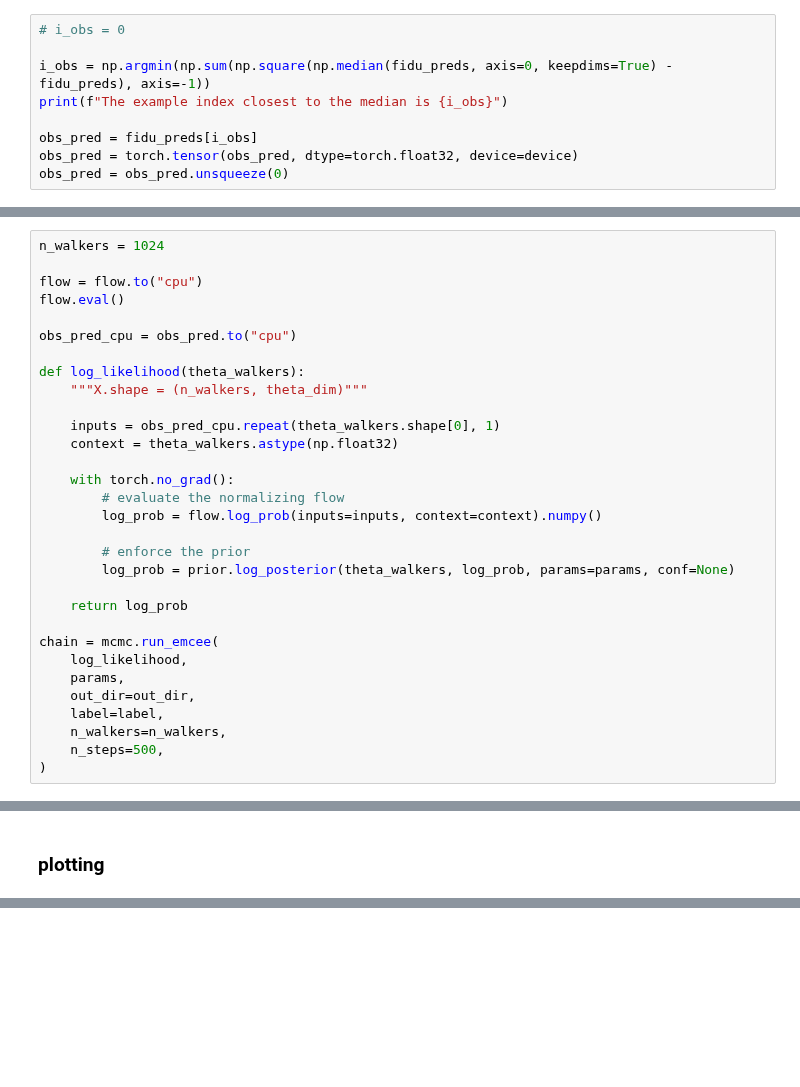
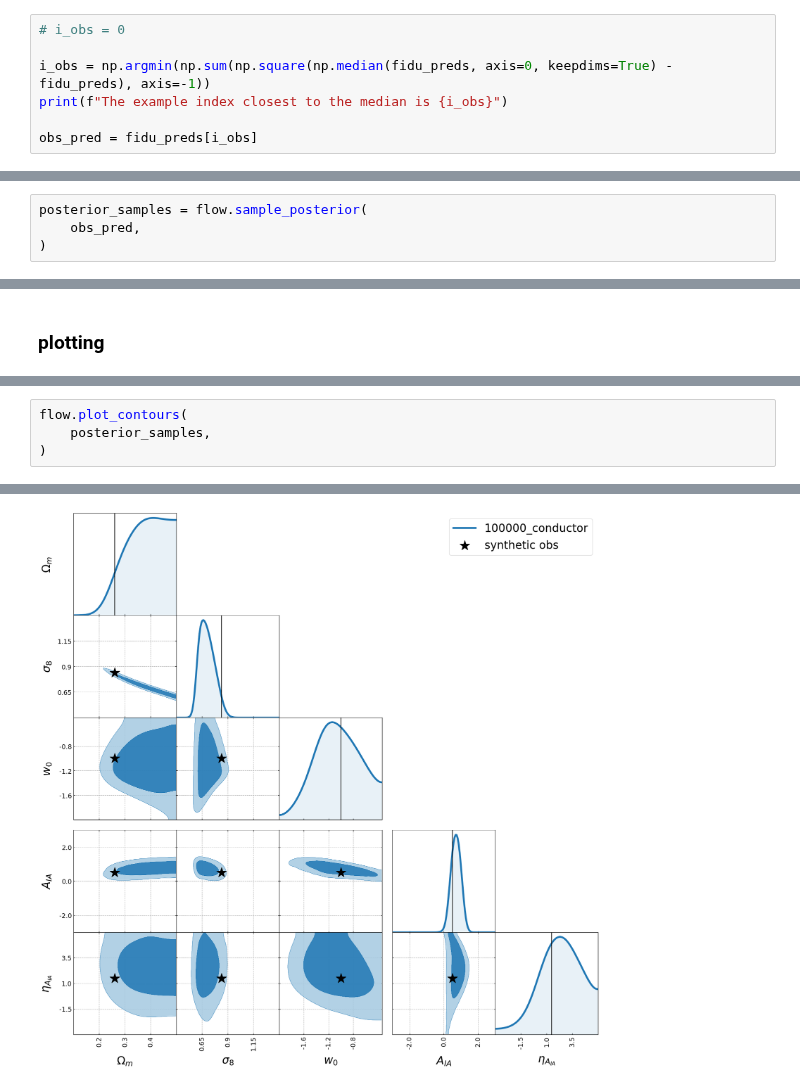
Before and after one commit to des-science/multiprobe-simulation-inference, a Jupyter notebook: notebooks/flow_conductor_network.ipynb, the cells around one changed output, grey strips where cells are left out. Cells and saved outputs as stored; diff of their text form; blank space fills up the shorter version.

```diff
--- a/notebooks/flow_conductor_network.ipynb
+++ b/notebooks/flow_conductor_network.ipynb
@@ -113,8 +95,6 @@ i_obs = np.argmin(np.sum(np.square(np.median(fidu_preds, axis=0, keepdims=True)
 print(f"The example index closest to the median is {i_obs}")
 
 obs_pred = fidu_preds[i_obs]
-obs_pred = torch.tensor(obs_pred, dtype=torch.float32, device=device)
-obs_pred = obs_pred.unsqueeze(0)
 # %% [output]
 The example index closest to the median is 1
 # %% [markdown]
@@ -352,31 +141,0 @@ ax.legend()
-# %%
-n_walkers = 1024
-
-flow = flow.to("cpu")
-flow.eval()
-
-obs_pred_cpu = obs_pred.to("cpu")
-
-def log_likelihood(theta_walkers):
-    """X.shape = (n_walkers, theta_dim)"""
-
-    inputs = obs_pred_cpu.repeat(theta_walkers.shape[0], 1)
-    context = theta_walkers.astype(np.float32)
-
-    with torch.no_grad():
-        # evaluate the normalizing flow
-        log_prob = flow.log_prob(inputs=inputs, context=context).numpy()
-
-        # enforce the prior
-        log_prob = prior.log_posterior(theta_walkers, log_prob, params=params, conf=None)
-
-    return log_prob
-
-chain = mcmc.run_emcee(
-    log_likelihood,
-    params,
-    out_dir=out_dir,
-    label=label,
-    n_walkers=n_walkers,
-    n_steps=500,
-)
@@ -385,0 +142,4 @@ chain = mcmc.run_emcee(
+# %%
+posterior_samples = flow.sample_posterior(
+    obs_pred,
+)
@@ -396,0 +153,5 @@ plotting.plot_chains(
+# %%
+flow.plot_contours(
+    posterior_samples,
+)
+# %% [output]
@@ -396,0 +159 @@ plotting.plot_chains(
+[figure, added]
```
Also changed, not shown: parts of 26 cells of this notebook, 14 other files.
